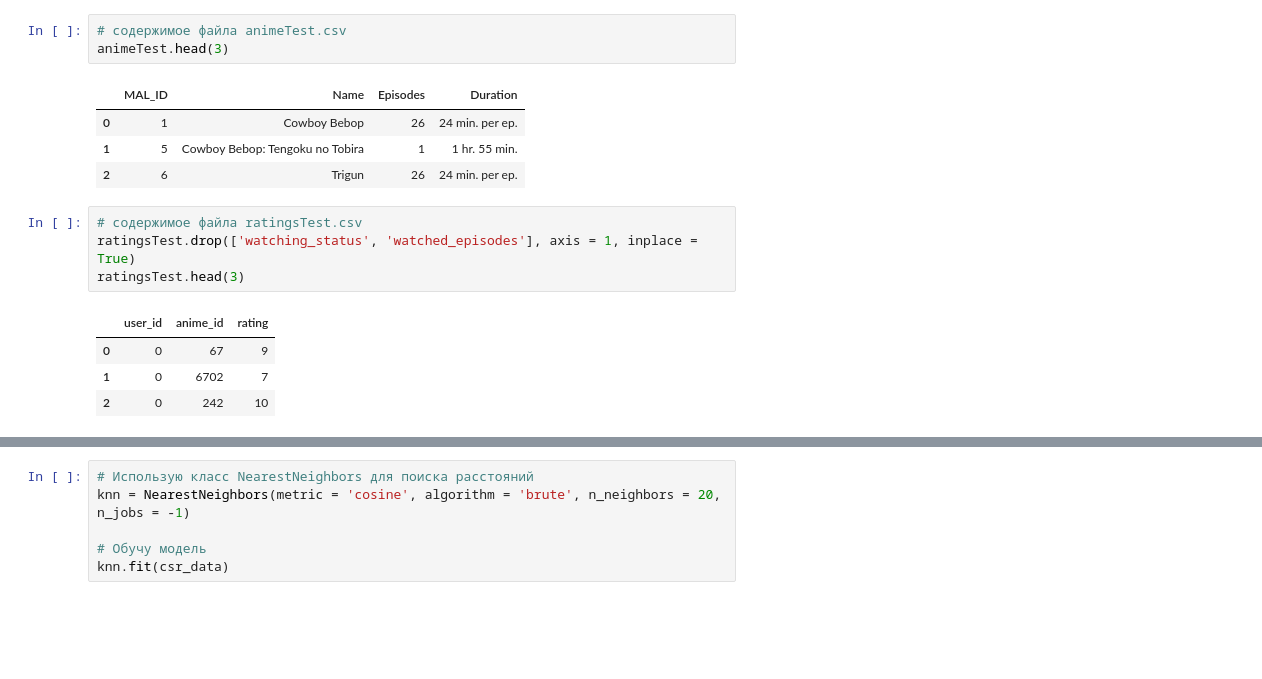
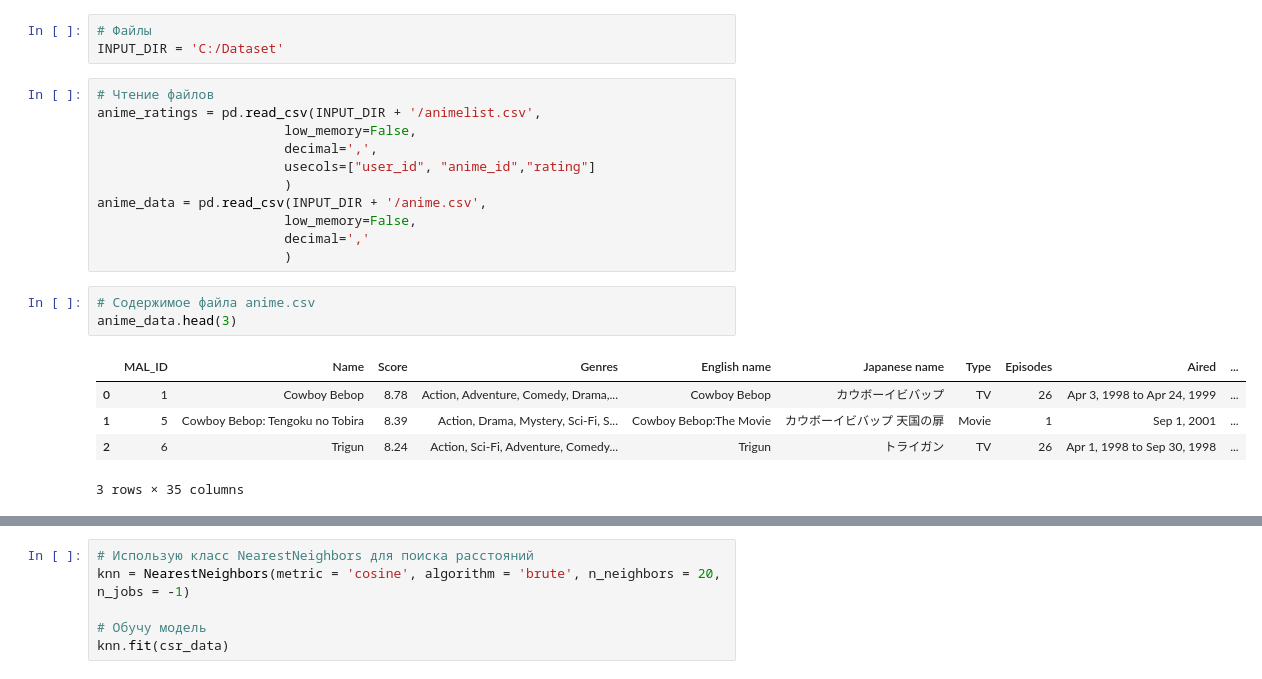
Before and after one commit to Tsuchikage/My-First-Data-Project-2, a Jupyter notebook: RecommendationSystem.ipynb, the cells around one changed output, grey strips where cells are left out. Cells and saved outputs as stored; diff of their text form; blank space fills up the shorter version.

```diff
--- a/RecommendationSystem.ipynb
+++ b/RecommendationSystem.ipynb
@@ -15,17 +11,23 @@ ratingsTest = pd.read_csv('dataset/ratingsTest.csv')
+# %%
+# Файлы
+INPUT_DIR = 'C:/Dataset'
+# %%
+# Чтение файлов
+anime_ratings = pd.read_csv(INPUT_DIR + '/animelist.csv',
+                        low_memory=False,
+                        decimal=',',
+                        usecols=["user_id", "anime_id","rating"]
+                        )
+anime_data = pd.read_csv(INPUT_DIR + '/anime.csv',
+                        low_memory=False,
+                        decimal=','
+                        )
 # %%
-# содержимое файла animeTest.csv
-animeTest.head(3)
+# Содержимое файла anime.csv
+anime_data.head(3)
 # %% [output]
-|  | MAL_ID | Name | Episodes | Duration |
-| 0 | 1 | Cowboy Bebop | 26 | 24 min. per ep. |
-| 1 | 5 | Cowboy Bebop: Tengoku no Tobira | 1 | 1 hr. 55 min. |
-| 2 | 6 | Trigun | 26 | 24 min. per ep. |
+|  | MAL_ID | Name | Score | Genres | English name | Japanese name | Type | Episodes | Aired | ... |
+| 0 | 1 | Cowboy Bebop | 8.78 | Action, Adventure, Comedy, Drama,... | Cowboy Bebop | カウボーイビバップ | TV | 26 | Apr 3, 1998 to Apr 24, 1999 | ... |
+| 1 | 5 | Cowboy Bebop: Tengoku no Tobira | 8.39 | Action, Drama, Mystery, Sci-Fi, S... | Cowboy Bebop:The Movie | カウボーイビバップ 天国の扉 | Movie | 1 | Sep 1, 2001 | ... |
+| 2 | 6 | Trigun | 8.24 | Action, Sci-Fi, Adventure, Comedy... | Trigun | トライガン | TV | 26 | Apr 1, 1998 to Sep 30, 1998 | ... |
+3 rows × 35 columns
-# %%
-# содержимое файла ratingsTest.csv
-ratingsTest.drop(['watching_status', 'watched_episodes'], axis = 1, inplace = True)
-ratingsTest.head(3)
-# %% [output]
-|  | user_id | anime_id | rating |
-| 0 | 0 | 67 | 9 |
-| 1 | 0 | 6702 | 7 |
-| 2 | 0 | 242 | 10 |
```
Also changed, not shown: parts of 38 cells of this notebook, 1 other file.
